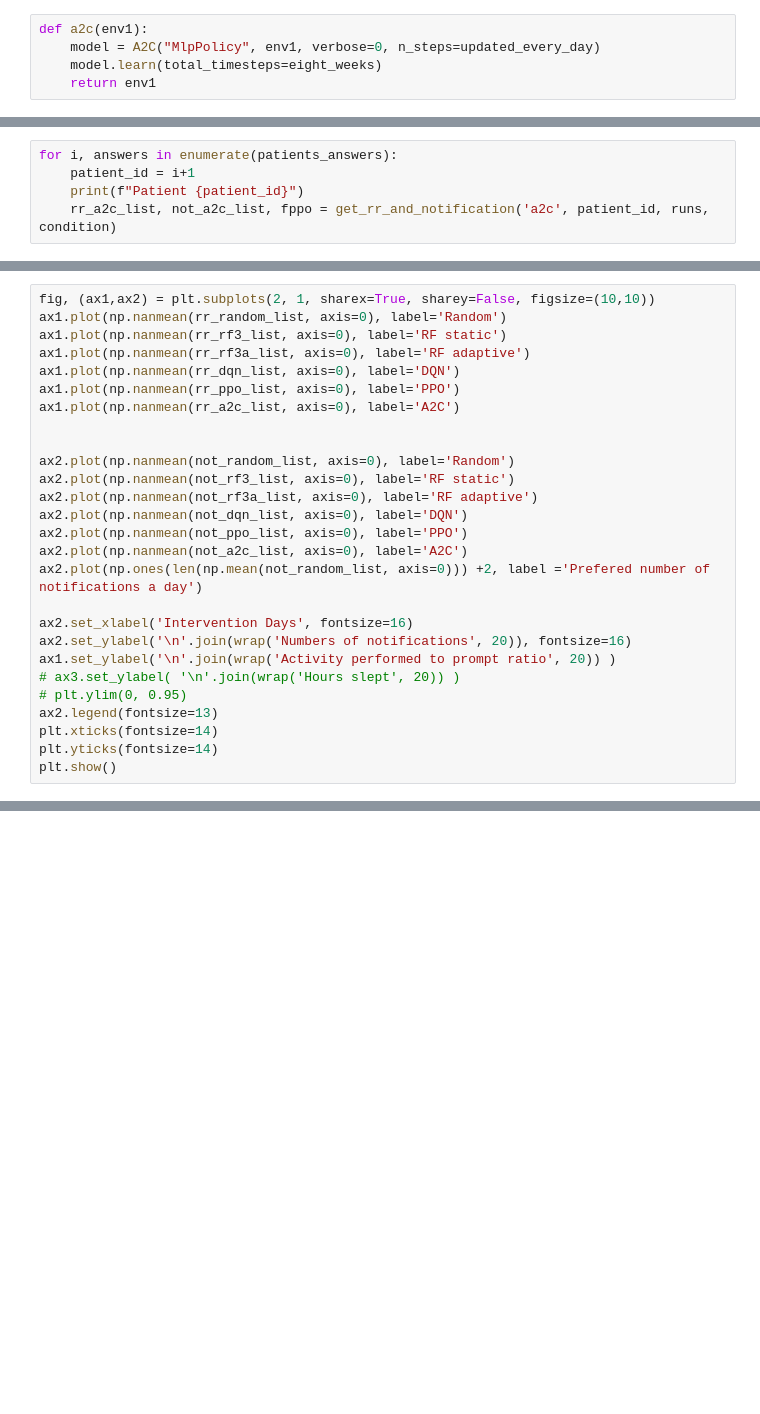
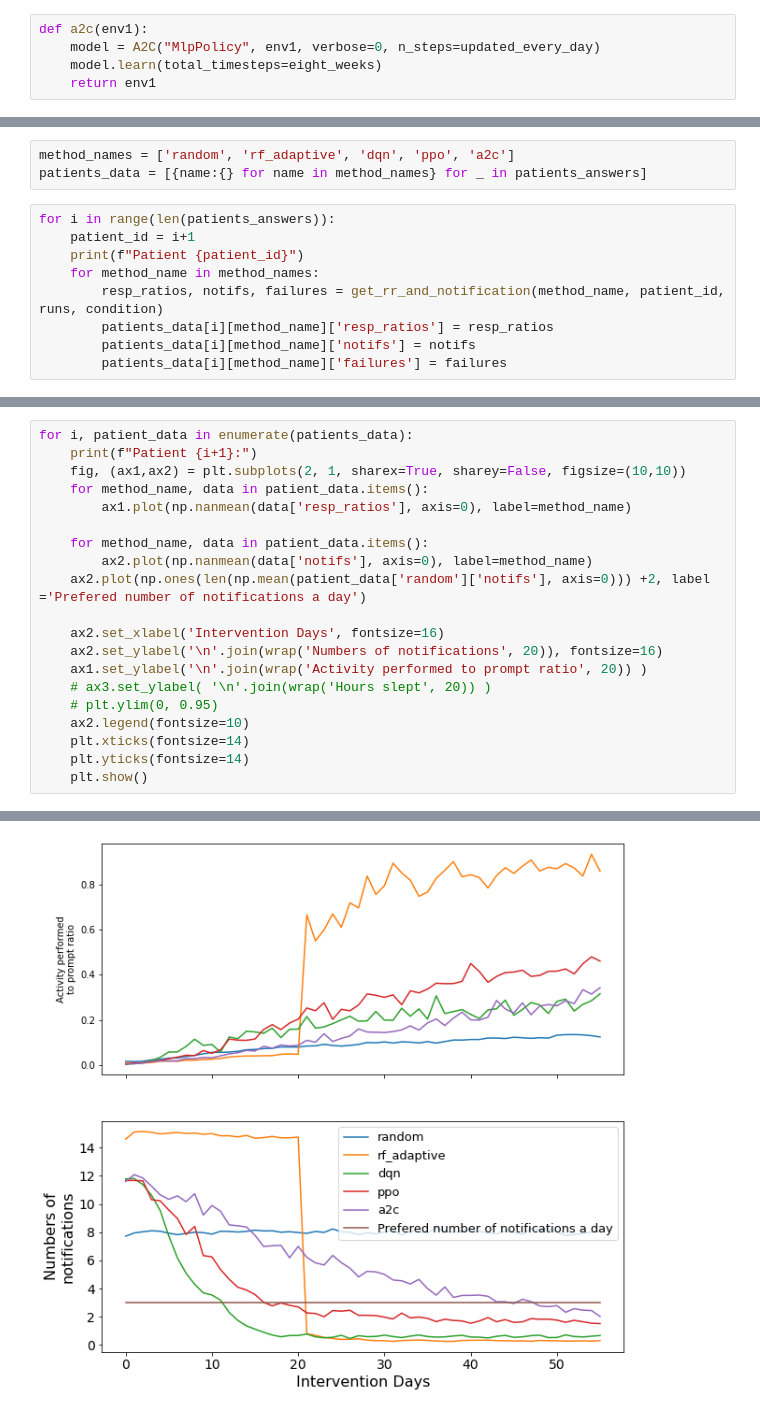
Before and after one commit to mikolaj-sienkiewicz/capable-rl4vc, a Jupyter notebook: experiments.ipynb, the cells around one changed output, grey strips where cells are left out. Cells and saved outputs as stored; diff of their text form; blank space fills up the shorter version.

```diff
--- a/experiments.ipynb
+++ b/experiments.ipynb
@@ -421,5 +437,0 @@ for i, answers in enumerate(patients_answers):
-# %%
-for i, answers in enumerate(patients_answers):
-    patient_id = i+1
-    print(f"Patient {patient_id}")
-    rr_a2c_list, not_a2c_list, fppo = get_rr_and_notification('a2c', patient_id, runs, condition)
@@ -429,0 +455,12 @@ for i, answers in enumerate(patients_answers):
+# %%
+method_names = ['random', 'rf_adaptive', 'dqn', 'ppo', 'a2c']
+patients_data = [{name:{} for name in method_names} for _ in patients_answers]
+# %%
+for i in range(len(patients_answers)):
+    patient_id = i+1
+    print(f"Patient {patient_id}")
+    for method_name in method_names:
+        resp_ratios, notifs, failures = get_rr_and_notification(method_name, patient_id, runs, condition)
+        patients_data[i][method_name]['resp_ratios'] = resp_ratios
+        patients_data[i][method_name]['notifs'] = notifs
+        patients_data[i][method_name]['failures'] = failures
@@ -430,27 +485,21 @@ for i, answers in enumerate(patients_answers):
 # %%
-fig, (ax1,ax2) = plt.subplots(2, 1, sharex=True, sharey=False, figsize=(10,10))
-ax1.plot(np.nanmean(rr_random_list, axis=0), label='Random')
-ax1.plot(np.nanmean(rr_rf3_list, axis=0), label='RF static')
-ax1.plot(np.nanmean(rr_rf3a_list, axis=0), label='RF adaptive')
-ax1.plot(np.nanmean(rr_dqn_list, axis=0), label='DQN')
-ax1.plot(np.nanmean(rr_ppo_list, axis=0), label='PPO')
-ax1.plot(np.nanmean(rr_a2c_list, axis=0), label='A2C')
+for i, patient_data in enumerate(patients_data):
+    print(f"Patient {i+1}:")
+    fig, (ax1,ax2) = plt.subplots(2, 1, sharex=True, sharey=False, figsize=(10,10))
+    for method_name, data in patient_data.items():
+        ax1.plot(np.nanmean(data['resp_ratios'], axis=0), label=method_name)
 
+    for method_name, data in patient_data.items():
+        ax2.plot(np.nanmean(data['notifs'], axis=0), label=method_name)
+    ax2.plot(np.ones(len(np.mean(patient_data['random']['notifs'], axis=0))) +2, label ='Prefered number of notifications a day')
 
-ax2.plot(np.nanmean(not_random_list, axis=0), label='Random')
-ax2.plot(np.nanmean(not_rf3_list, axis=0), label='RF static')
-ax2.plot(np.nanmean(not_rf3a_list, axis=0), label='RF adaptive')
-ax2.plot(np.nanmean(not_dqn_list, axis=0), label='DQN')
-ax2.plot(np.nanmean(not_ppo_list, axis=0), label='PPO')
-ax2.plot(np.nanmean(not_a2c_list, axis=0), label='A2C')
-ax2.plot(np.ones(len(np.mean(not_random_list, axis=0))) +2, label ='Prefered number of notifications a day')
-
-ax2.set_xlabel('Intervention Days', fontsize=16)
-ax2.set_ylabel('\n'.join(wrap('Numbers of notifications', 20)), fontsize=16)
-ax1.set_ylabel('\n'.join(wrap('Activity performed to prompt ratio', 20)) )
-# ax3.set_ylabel( '\n'.join(wrap('Hours slept', 20)) )
-# plt.ylim(0, 0.95)
-ax2.legend(fontsize=13)
-plt.xticks(fontsize=14)
-plt.yticks(fontsize=14)
-plt.show()
+    ax2.set_xlabel('Intervention Days', fontsize=16)
+    ax2.set_ylabel('\n'.join(wrap('Numbers of notifications', 20)), fontsize=16)
+    ax1.set_ylabel('\n'.join(wrap('Activity performed to prompt ratio', 20)) )
+    # ax3.set_ylabel( '\n'.join(wrap('Hours slept', 20)) )
+    # plt.ylim(0, 0.95)
+    ax2.legend(fontsize=10)
+    plt.xticks(fontsize=14)
+    plt.yticks(fontsize=14)
+    plt.show()
+# %% [output]
@@ -456,0 +507 @@ plt.show()
+[figure, added]
```
Also changed, not shown: parts of 43 cells of this notebook.
